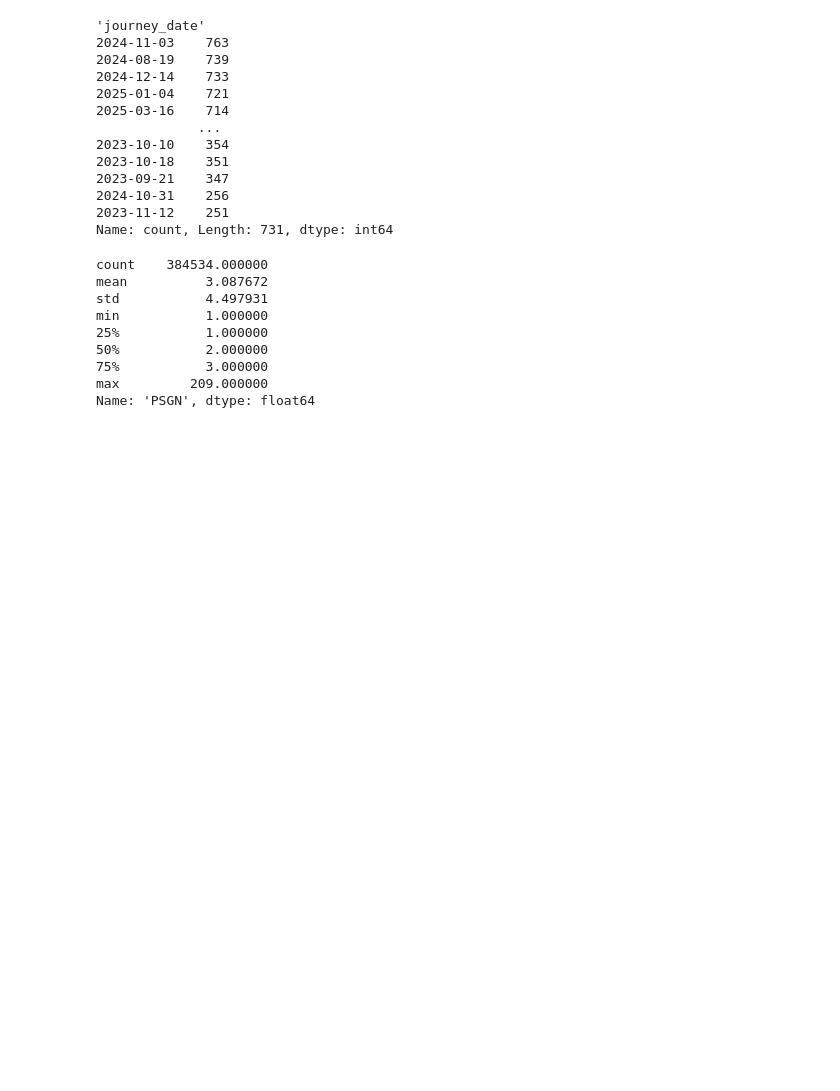
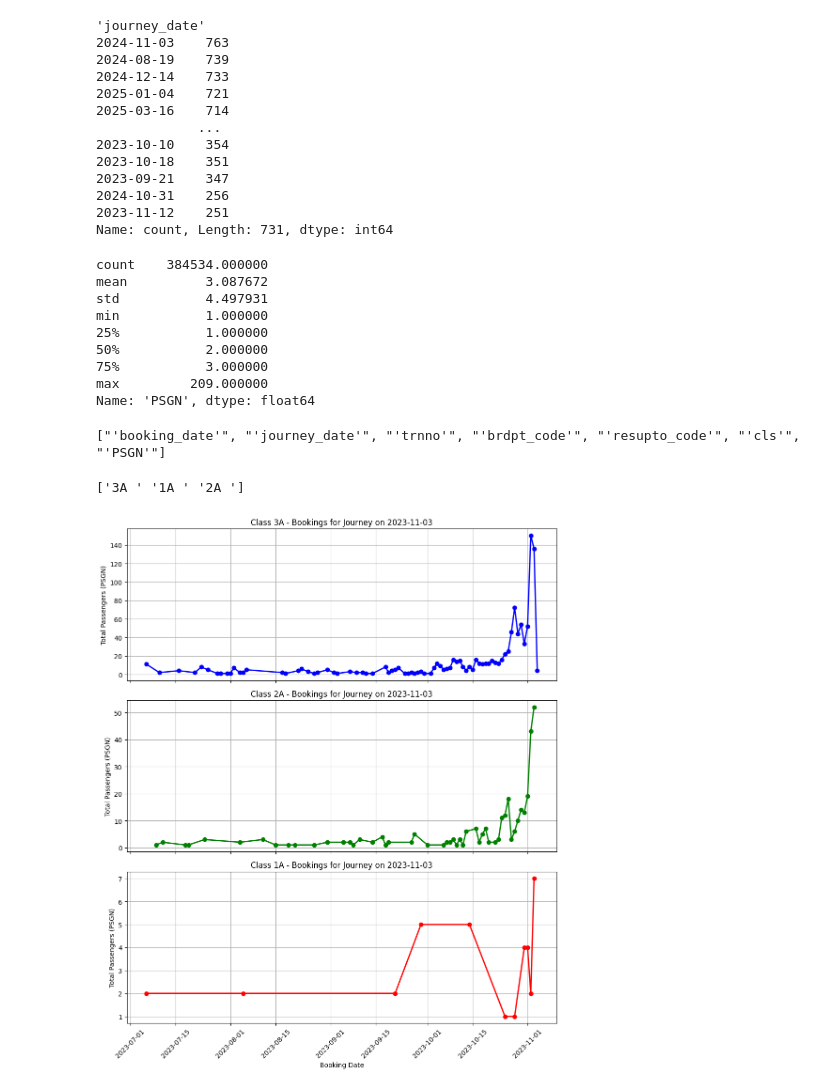
Before and after one commit to yashu1819/DPonTrain, a Jupyter notebook: Analysis/T22222.ipynb, the cells around one changed output. Saved outputs shown, nothing was run; the diff lists cells and outputs as text; code cells hidden in the pictures; blank space fills up the shorter version.

```diff
--- a/Analysis/T22222.ipynb
+++ b/Analysis/T22222.ipynb
@@ -52,3 +86,57 @@ min           1.000000
 75%           3.000000
 max         209.000000
 Name: 'PSGN', dtype: float64
+# %%
+print(df.columns.tolist())
+# %% [output]
+["'booking_date'", "'journey_date'", "'trnno'", "'brdpt_code'", "'resupto_code'", "'cls'", "'PSGN'"]
+# %%
+df.columns = df.columns.str.strip().str.replace("'", "")
+# %%
+# Clean class column
+df["cls"] = df["cls"].str.strip().str.replace("'", "")
+print(df["cls"].unique())
+# %% [output]
+['3A ' '1A ' '2A ']
+# %%
+# Ensure dates are datetime
+df["booking_date"] = pd.to_datetime(df["booking_date"])
+df["journey_date"] = pd.to_datetime(df["journey_date"])
+
+# Clean cls column (remove spaces/quotes if any)
+df["cls"] = df["cls"].str.strip().str.replace("'", "")
+
+# Target journey date
+target_journey_date = "2023-11-03"
+
+# Filter only target journey date
+df_filtered = df[df["journey_date"] == target_journey_date]
+
+# Define classes and colors
+classes = ["3A", "2A", "1A"]
+colors = ["b", "g", "r"]
+
+# Create subplots (3 rows, 1 column)
+fig, axes = plt.subplots(3, 1, figsize=(10, 12), sharex=True)
+
+for ax, cls_type, color in zip(axes, classes, colors):
+    subset = df_filtered[df_filtered["cls"] == cls_type]
+    booking_summary = subset.groupby("booking_date")["PSGN"].sum().reset_index()
+
+    ax.plot(
+        booking_summary["booking_date"],
+        booking_summary["PSGN"],
+        marker="o",
+        linewidth=2,
+        color=color
+    )
+    ax.set_title(f"Class {cls_type} - Bookings for Journey on {target_journey_date}")
+    ax.set_ylabel("Total Passengers (PSGN)")
+    ax.grid(True)
+
+axes[-1].set_xlabel("Booking Date")
+plt.xticks(rotation=45)
+plt.tight_layout()
+plt.show()
+# %% [output]
+[figure, added]
```
Also changed, not shown: parts of 5 cells of this notebook.
